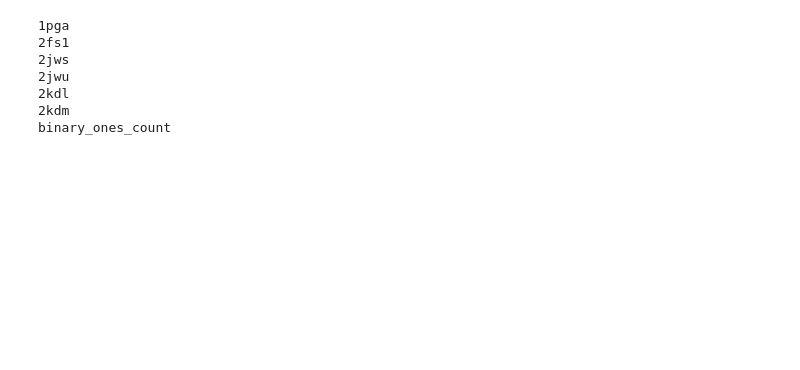
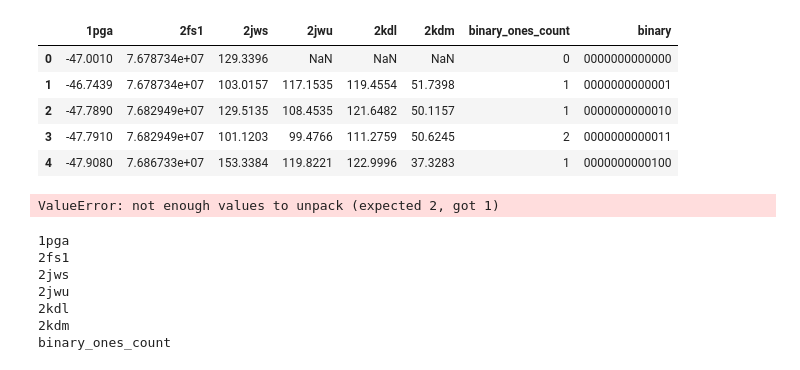
Before and after one commit to GeroyUsilov/bb-scripts, a Jupyter notebook: processing_combinatoric.ipynb, the cells around one changed output. Saved outputs shown, nothing was run; the diff lists cells and outputs as text; code cells hidden in the pictures; blank space fills up the shorter version.

```diff
--- a/processing_combinatoric.ipynb
+++ b/processing_combinatoric.ipynb
@@ -103,0 +140,10 @@ avg_df.head()
+# %%
+avg_df['binary'] = avg_df.index.map(lambda x: format(x, '013b'))
+avg_df.head()
+# %% [output]
+|  | 1pga | 2fs1 | 2jws | 2jwu | 2kdl | 2kdm | binary_ones_count | binary |
+| 0 | -47.0010 | 7.678734e+07 | 129.3396 | NaN | NaN | NaN | 0 | 0000000000000 |
+| 1 | -46.7439 | 7.678734e+07 | 103.0157 | 117.1535 | 119.4554 | 51.7398 | 1 | 0000000000001 |
+| 2 | -47.7890 | 7.682949e+07 | 129.5135 | 108.4535 | 121.6482 | 50.1157 | 1 | 0000000000010 |
+| 3 | -47.7910 | 7.682949e+07 | 101.1203 | 99.4766 | 111.2759 | 50.6245 | 2 | 0000000000011 |
+| 4 | -47.9080 | 7.686733e+07 | 153.3384 | 119.8221 | 122.9996 | 37.3283 | 1 | 0000000000100 |
@@ -104,3 +172,7 @@ avg_df.head()
+# %%
+create_epistatic_features(avg_df['binary'])
+# %% [output]
+ValueError: not enough values to unpack (expected 2, got 1)
 # %%
 for column in avg_df.columns:
     print(column)
```
Also changed, not shown: parts of 17 cells of this notebook, 7 other files.
